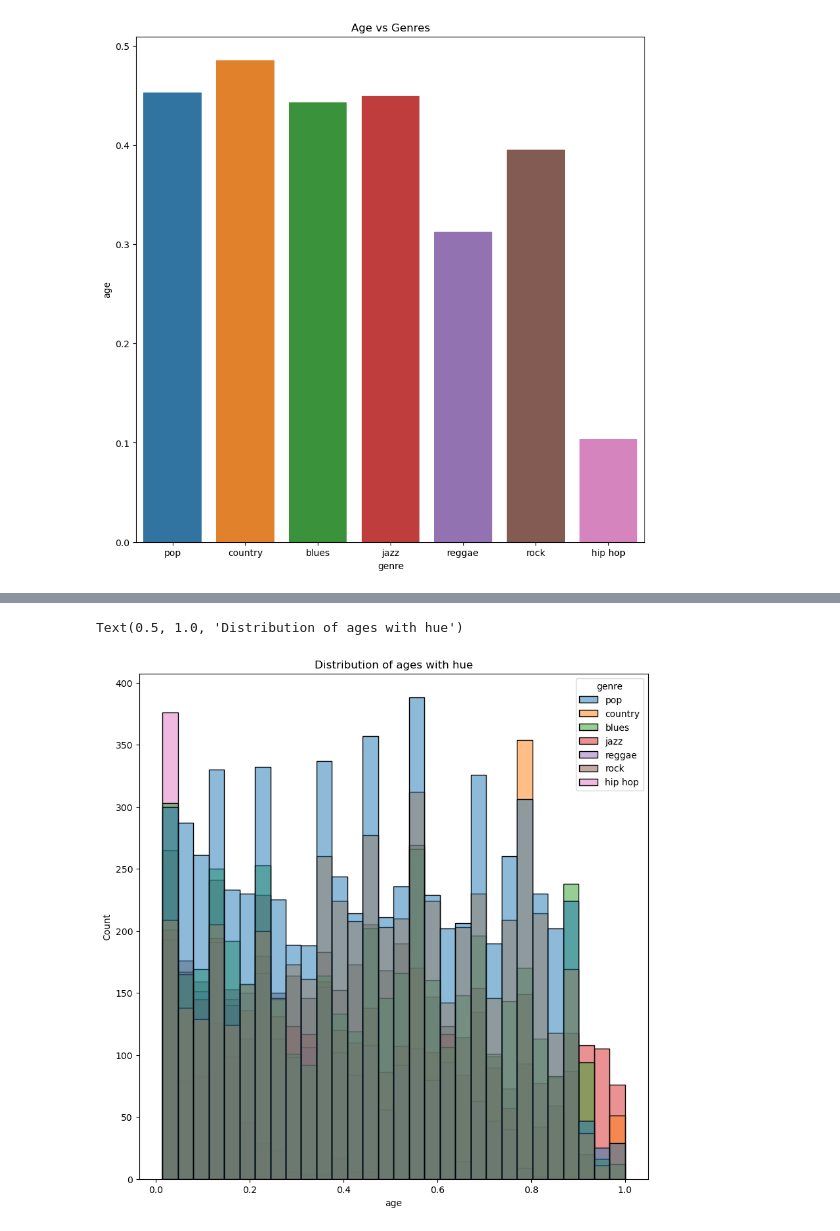
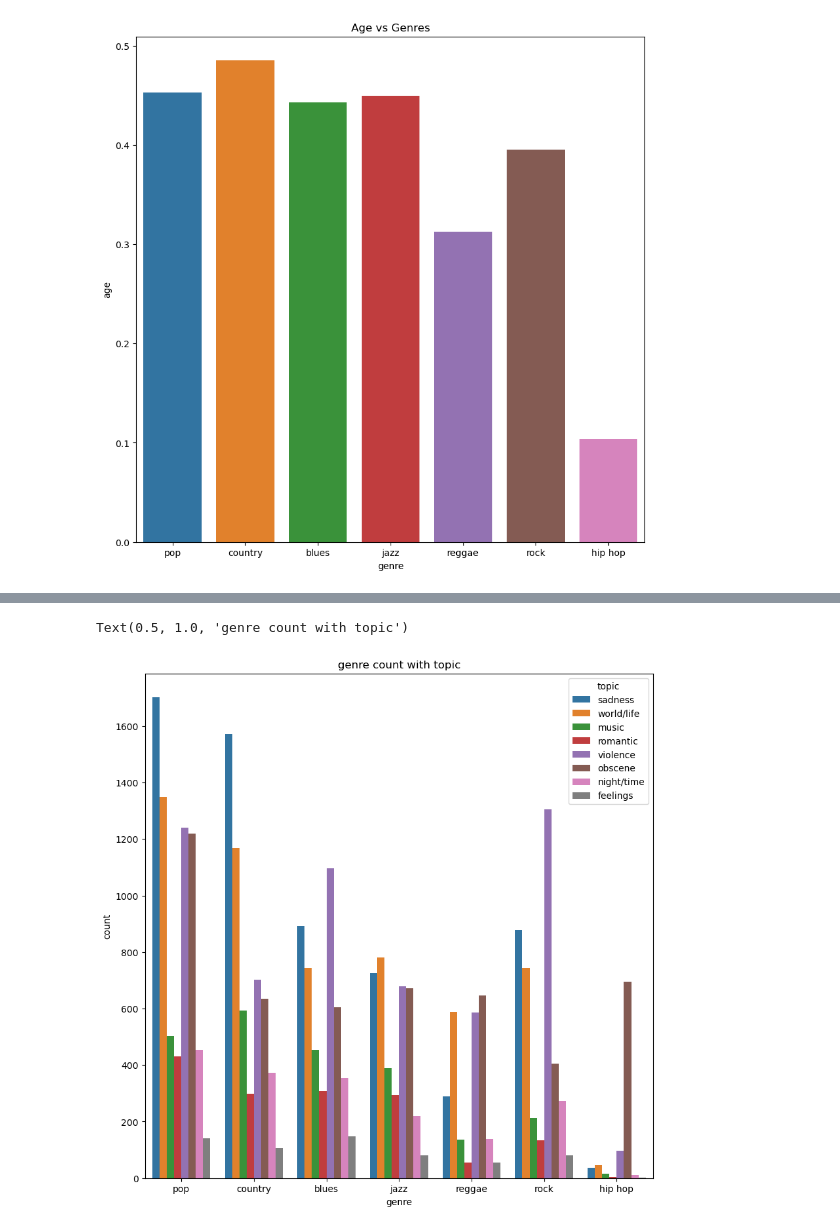
Before and after one commit to GClark89/MusicTrain, a Jupyter notebook: EDA.ipynb, the cells around one changed output, grey strips where cells are left out. Saved outputs shown, nothing was run; the diff lists cells and outputs as text; code cells hidden in the pictures.

```diff
--- a/EDA.ipynb
+++ b/EDA.ipynb
@@ -252,6 +339,6 @@ Text(0.5, 1.0, 'Age vs Genres')
 # %%
-sns.histplot(data=df, x= "age", hue="genre", alpha= 0.5, bins=30)
-plt.title("Distribution of ages with hue")
+sns.countplot(data=df, x="genre", hue= "topic")
+plt.title("genre count with topic")
 # %% [output]
-Text(0.5, 1.0, 'Distribution of ages with hue')
+Text(0.5, 1.0, 'genre count with topic')
-[figure, old version]
+[figure, new version]
```
Also changed, not shown: parts of 15 cells of this notebook, 9 other files.
